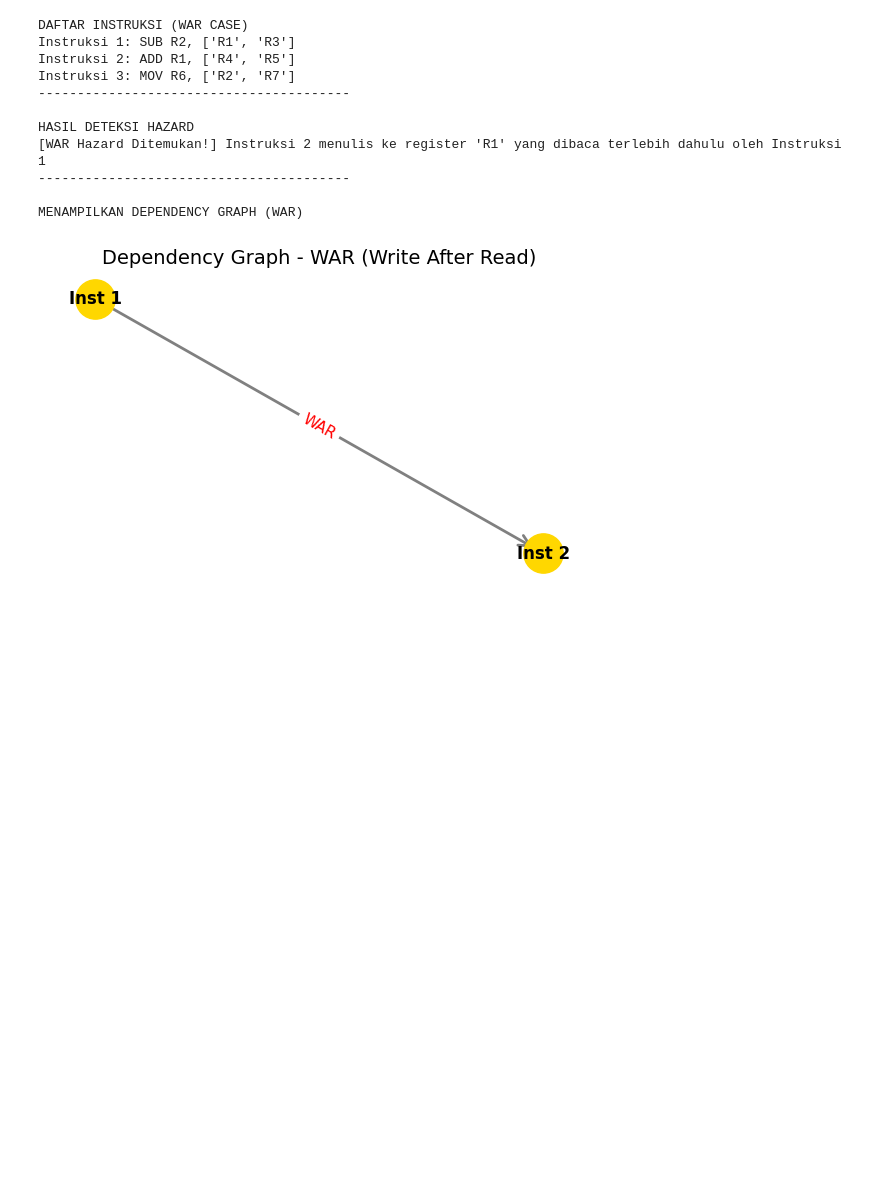
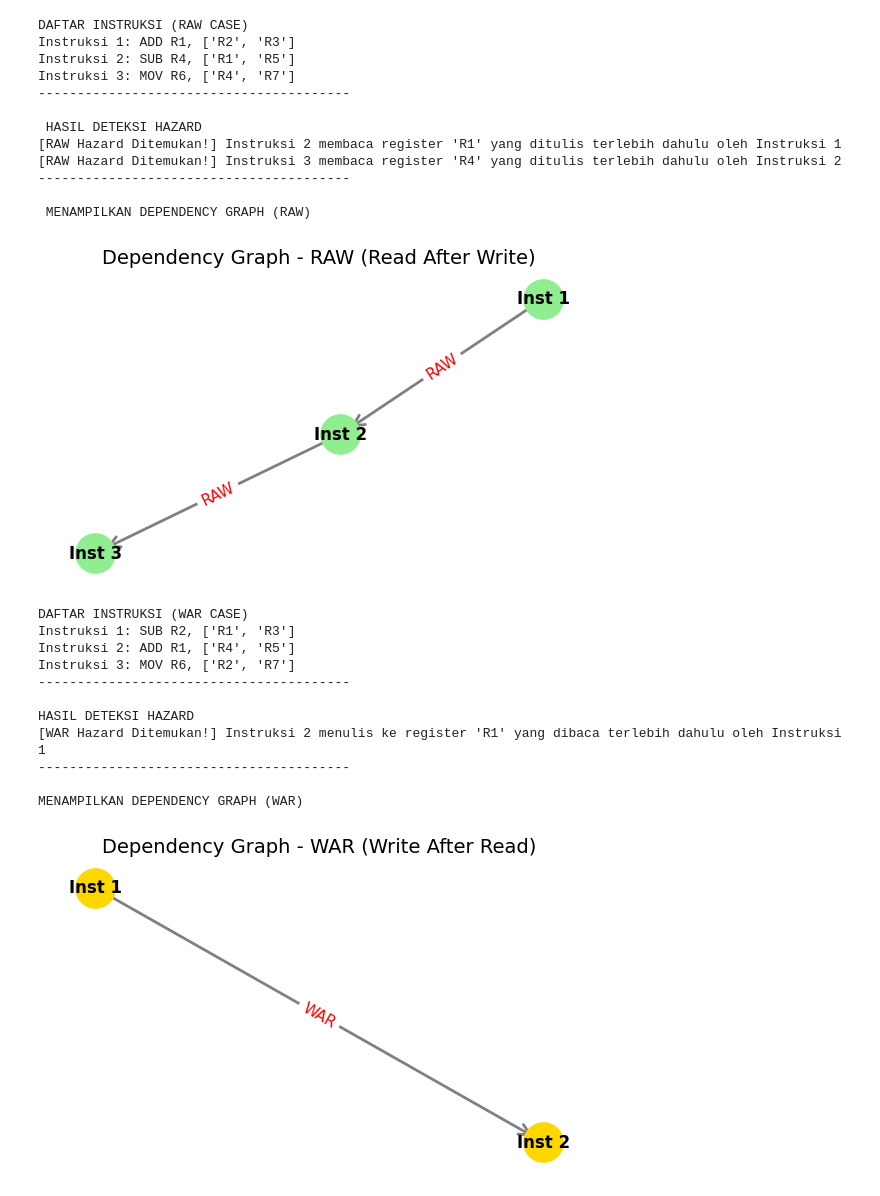
Before and after one commit to anisasaputri027-art/tugas-ilp-kelompok, a Jupyter notebook: tugas_ilp_phy.ipynb, the cells around one changed output. Cells and saved outputs as stored; diff of their text form; code cells hidden in the pictures; blank space fills up the shorter version.

```diff
--- a/tugas_ilp_phy.ipynb
+++ b/tugas_ilp_phy.ipynb
@@ -1,5 +1,83 @@
 # %% [markdown]
 <a href="https://colab.research.google.com/github/anisasaputri027-art/tugas-ilp-kelompok/blob/main/tugas_ilp_phy.ipynb" target="_parent"><img src="https://colab.research.google.com/assets/colab-badge.svg" alt="Open In Colab"/></a>
+# %%
+# Import library untuk visualisasi dependency graph
+import matplotlib.pyplot as plt
+import networkx as nx
+
+# 1. DEFINISI KASUS INSTRUKSI KHUSUS RAW
+# RAW (Read After Write): Instruksi 2 membaca register (R1) yang ditulis oleh Instruksi 1
+instructions_raw = [
+    {'id': 1, 'op': 'ADD', 'dest': 'R1', 'src': ['R2', 'R3']},  # Menulis ke R1
+    {'id': 2, 'op': 'SUB', 'dest': 'R4', 'src': ['R1', 'R5']},  # Membaca R1 (Terjadi RAW Hazard!)
+    {'id': 3, 'op': 'MOV', 'dest': 'R6', 'src': ['R4', 'R7']},  # Instruksi normal
+]
+
+print("DAFTAR INSTRUKSI (RAW CASE)" )
+for inst in instructions_raw:
+    print(f"Instruksi {inst['id']}: {inst['op']} {inst['dest']}, {inst['src']}")
+print("-" * 40)
+
+# 2. FUNGSI DETEKSI KHUSUS RAW
+def detect_raw_hazard(insts):
+    dependencies = []
+
+    for i in range(len(insts)):
+        for j in range(i + 1, len(insts)):
+            i1 = insts[i]
+            i2 = insts[j]
+
+            # Cek aturan RAW (Read After Write): i2 membaca register yang ditulis oleh i1
+            if i1['dest'] in i2['src']:
+                print(f"[RAW Hazard Ditemukan!] Instruksi {i2['id']} membaca register '{i1['dest']}' yang ditulis terlebih dahulu oleh Instruksi {i1['id']}")
+                dependencies.append((f"Inst {i1['id']}", f"Inst {i2['id']}", 'RAW'))
+
+    return dependencies
+
+print("\n HASIL DETEKSI HAZARD")
+detected_raw = detect_raw_hazard(instructions_raw)
+print("-" * 40)
+
+# 3. MEMBUAT DEPENDENCY GRAPH UNTUK RAW
+def draw_dependency_graph(dependencies, title):
+    G = nx.DiGraph()
+
+    # Tambahkan edge beserta tipe hazard sebagai label garis
+    for source, target, haz_type in dependencies:
+        G.add_edge(source, target, label=haz_type)
+
+    plt.figure(figsize=(7, 4))
+    pos = nx.spring_layout(G, seed=42)
+
+    # Gambar nodes dan edges
+    nx.draw_networkx_nodes(G, pos, node_size=800, node_color='lightgreen')
+    nx.draw_networkx_edges(G, pos, edgelist=G.edges(), edge_color='gray', width=2, arrowstyle='->', arrowsize=20)
+    nx.draw_networkx_labels(G, pos, font_size=12, font_weight='bold')
+
+    # Tambahkan label jenis hazard di atas garis panah
+    edge_labels = {(u, v): d['label'] for u, v, d in G.edges(data=True)}
+    nx.draw_networkx_edge_labels(G, pos, edge_labels=edge_labels, font_color='red', font_size=11)
+
+    plt.title(title, fontsize=14)
+    plt.axis('off')
+    plt.show()
+
+print("\n MENAMPILKAN DEPENDENCY GRAPH (RAW)")
+draw_dependency_graph(detected_raw, "Dependency Graph - RAW (Read After Write)")
+# %% [output]
+DAFTAR INSTRUKSI (RAW CASE)
+Instruksi 1: ADD R1, ['R2', 'R3']
+Instruksi 2: SUB R4, ['R1', 'R5']
+Instruksi 3: MOV R6, ['R4', 'R7']
+----------------------------------------
+
+ HASIL DETEKSI HAZARD
+[RAW Hazard Ditemukan!] Instruksi 2 membaca register 'R1' yang ditulis terlebih dahulu oleh Instruksi 1
+[RAW Hazard Ditemukan!] Instruksi 3 membaca register 'R4' yang ditulis terlebih dahulu oleh Instruksi 2
+----------------------------------------
+
+ MENAMPILKAN DEPENDENCY GRAPH (RAW)
+[figure, added]
 # %%
 # Import library untuk visualisasi dependency graph
 import matplotlib.pyplot as plt
```
Also changed, not shown: parts of 1 cell of this notebook.
